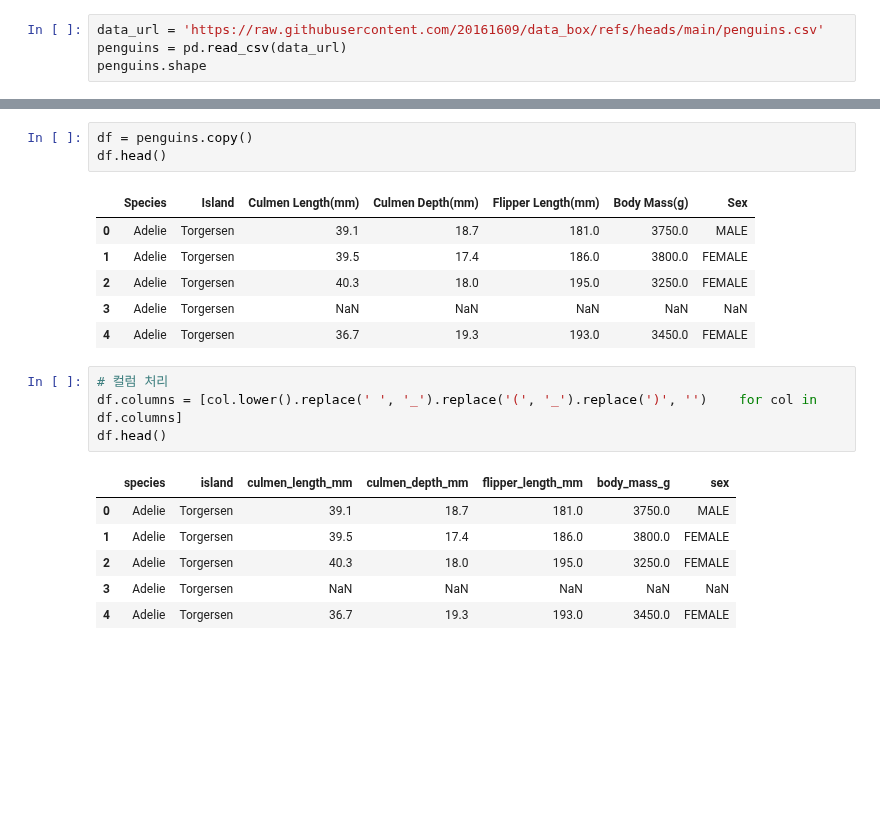
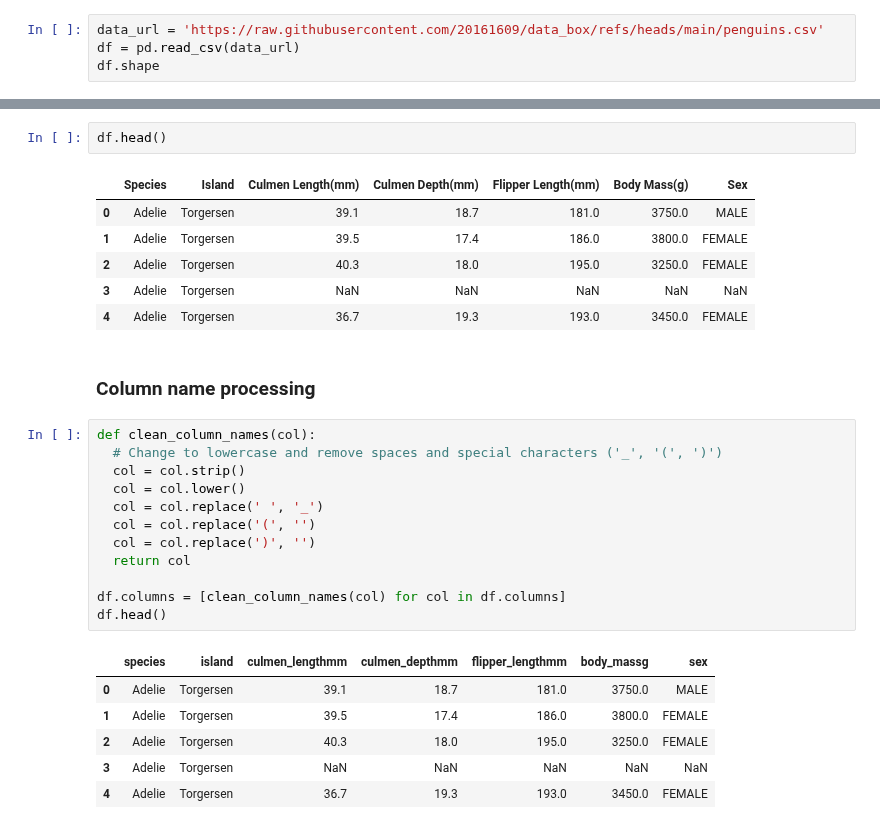
Before and after one commit to 20161609/AI-Tech-Learning, a Jupyter notebook: 08_multi_tree_penguins.ipynb, the cells around one changed output, grey strips where cells are left out. Cells and saved outputs as stored; diff of their text form; blank space fills up the shorter version.

Commit message:
08_multi_tree_penguins - Completed before data preparation.

```diff
--- a/08_multi_tree_penguins.ipynb
+++ b/08_multi_tree_penguins.ipynb
@@ -11,11 +18,10 @@ import seaborn as sns
 # %%
 data_url = 'https://raw.githubusercontent.com/20161609/data_box/refs/heads/main/penguins.csv'
-penguins = pd.read_csv(data_url)
-penguins.shape
+df = pd.read_csv(data_url)
+df.shape
 # %% [output]
 (344, 7)
 # %%
-df = penguins.copy()
 df.head()
 # %% [output]
 |  | Species | Island | Culmen Length(mm) | Culmen Depth(mm) | Flipper Length(mm) | Body Mass(g) | Sex |
@@ -24,17 +30,27 @@ df.head()
 | 2 | Adelie | Torgersen | 40.3 | 18.0 | 195.0 | 3250.0 | FEMALE |
 | 3 | Adelie | Torgersen | NaN | NaN | NaN | NaN | NaN |
 | 4 | Adelie | Torgersen | 36.7 | 19.3 | 193.0 | 3450.0 | FEMALE |
-# %%
-# 컬럼 처리
-df.columns = [col.lower().replace(' ', '_').replace('(', '_').replace(')', '')    for col in df.columns]
-df.head()
-# %% [output]
-|  | species | island | culmen_length_mm | culmen_depth_mm | flipper_length_mm | body_mass_g | sex |
-| 0 | Adelie | Torgersen | 39.1 | 18.7 | 181.0 | 3750.0 | MALE |
-| 1 | Adelie | Torgersen | 39.5 | 17.4 | 186.0 | 3800.0 | FEMALE |
-| 2 | Adelie | Torgersen | 40.3 | 18.0 | 195.0 | 3250.0 | FEMALE |
-| 3 | Adelie | Torgersen | NaN | NaN | NaN | NaN | NaN |
-| 4 | Adelie | Torgersen | 36.7 | 19.3 | 193.0 | 3450.0 | FEMALE |
+# %% [markdown]
+### Column name processing
+# %%
+def clean_column_names(col):
+  # Change to lowercase and remove spaces and special characters ('_', '(', ')')
+  col = col.strip()
+  col = col.lower()
+  col = col.replace(' ', '_')
+  col = col.replace('(', '')
+  col = col.replace(')', '')
+  return col
+
+df.columns = [clean_column_names(col) for col in df.columns]
+df.head()
+# %% [output]
+|  | species | island | culmen_lengthmm | culmen_depthmm | flipper_lengthmm | body_massg | sex |
+| 0 | Adelie | Torgersen | 39.1 | 18.7 | 181.0 | 3750.0 | MALE |
+| 1 | Adelie | Torgersen | 39.5 | 17.4 | 186.0 | 3800.0 | FEMALE |
+| 2 | Adelie | Torgersen | 40.3 | 18.0 | 195.0 | 3250.0 | FEMALE |
+| 3 | Adelie | Torgersen | NaN | NaN | NaN | NaN | NaN |
+| 4 | Adelie | Torgersen | 36.7 | 19.3 | 193.0 | 3450.0 | FEMALE |
 # %%
 df.info()
 # %% [output]
```
Also changed, not shown: parts of 59 cells of this notebook.
